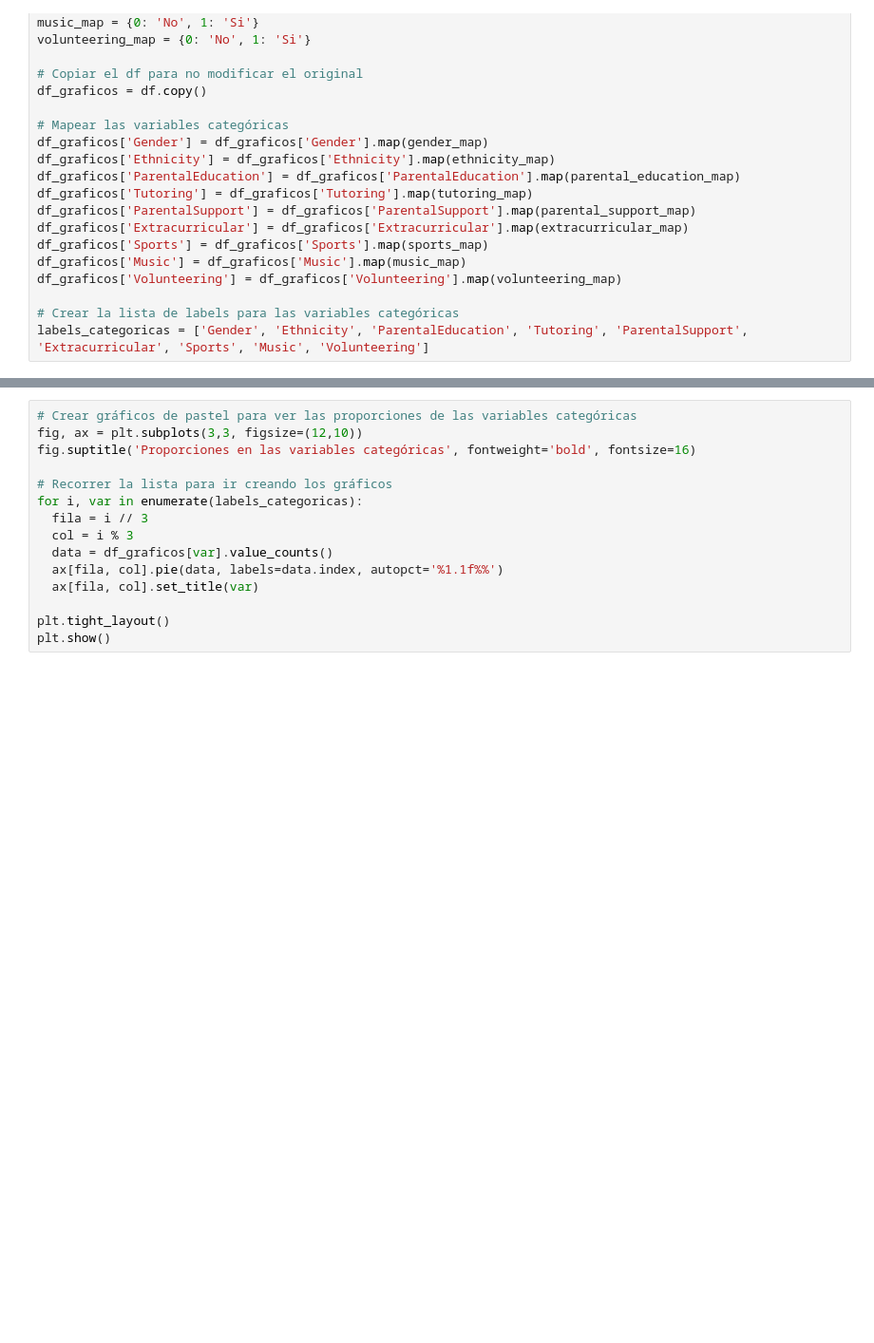
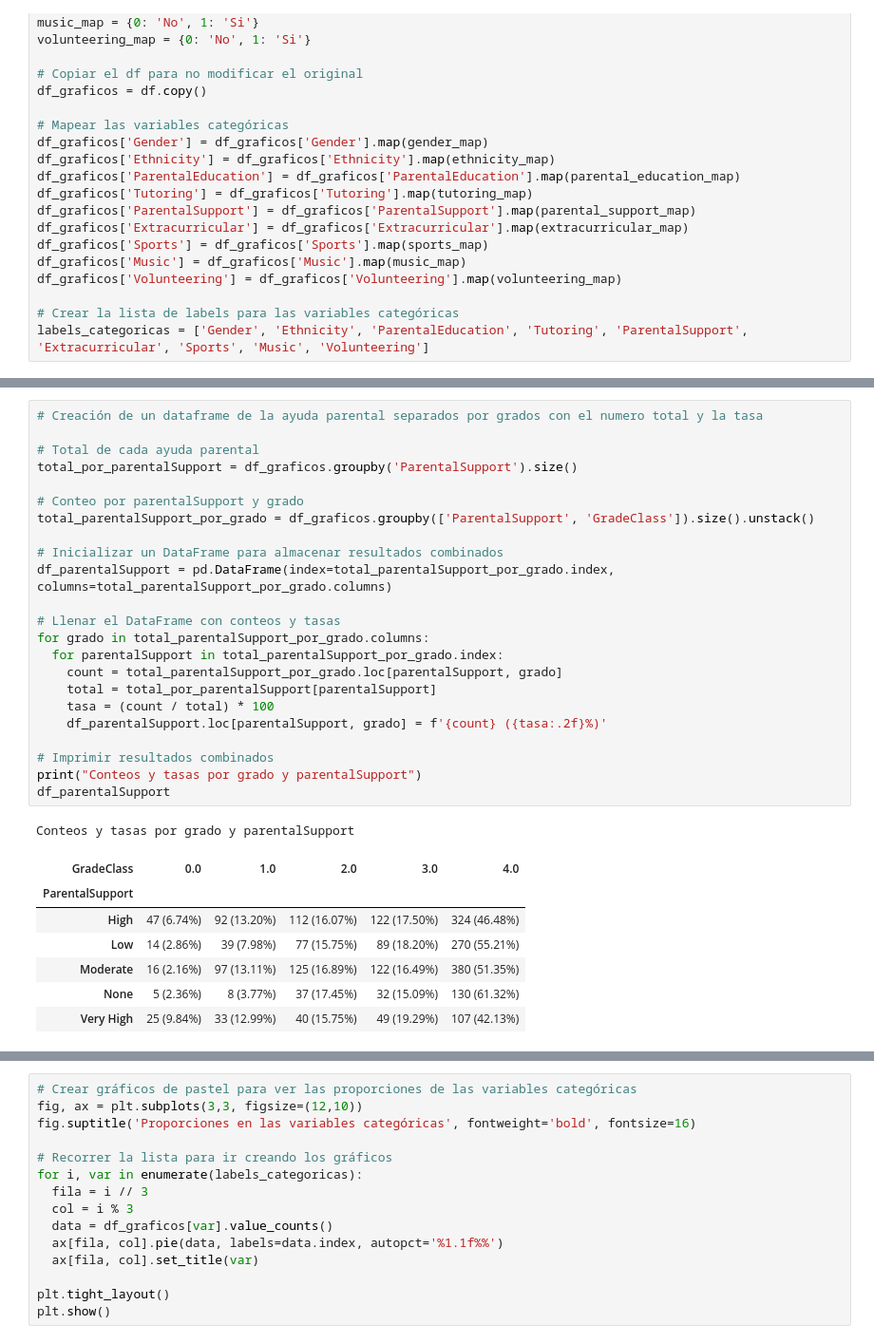
Before and after one commit to MoltenDevLabs/project-4-data-analysis-end-to-end-es, a Jupyter notebook: exploracion_inicial.ipynb, the cells around one changed output, grey strips where cells are left out. Shown at 95% size. Cells and saved outputs as stored; diff of their text form; blank space fills up the shorter version.

```diff
--- a/exploracion_inicial.ipynb
+++ b/exploracion_inicial.ipynb
@@ -304,0 +467,32 @@ labels_categoricas = ['Gender', 'Ethnicity', 'ParentalEducation', 'Tutoring', 'P
+# %%
+# Creación de un dataframe de la ayuda parental separados por grados con el numero total y la tasa
+
+# Total de cada ayuda parental
+total_por_parentalSupport = df_graficos.groupby('ParentalSupport').size()
+
+# Conteo por parentalSupport y grado
+total_parentalSupport_por_grado = df_graficos.groupby(['ParentalSupport', 'GradeClass']).size().unstack()
+
+# Inicializar un DataFrame para almacenar resultados combinados
+df_parentalSupport = pd.DataFrame(index=total_parentalSupport_por_grado.index, columns=total_parentalSupport_por_grado.columns)
+
+# Llenar el DataFrame con conteos y tasas
+for grado in total_parentalSupport_por_grado.columns:
+  for parentalSupport in total_parentalSupport_por_grado.index:
+    count = total_parentalSupport_por_grado.loc[parentalSupport, grado]
+    total = total_por_parentalSupport[parentalSupport]
+    tasa = (count / total) * 100
+    df_parentalSupport.loc[parentalSupport, grado] = f'{count} ({tasa:.2f}%)'
+
+# Imprimir resultados combinados
+print("Conteos y tasas por grado y parentalSupport")
+df_parentalSupport
+# %% [output]
+Conteos y tasas por grado y parentalSupport
+| GradeClass | 0.0 | 1.0 | 2.0 | 3.0 | 4.0 |
+| ParentalSupport |  |  |  |  |  |
+| High | 47 (6.74%) | 92 (13.20%) | 112 (16.07%) | 122 (17.50%) | 324 (46.48%) |
+| Low | 14 (2.86%) | 39 (7.98%) | 77 (15.75%) | 89 (18.20%) | 270 (55.21%) |
+| Moderate | 16 (2.16%) | 97 (13.11%) | 125 (16.89%) | 122 (16.49%) | 380 (51.35%) |
+| None | 5 (2.36%) | 8 (3.77%) | 37 (17.45%) | 32 (15.09%) | 130 (61.32%) |
+| Very High | 25 (9.84%) | 33 (12.99%) | 40 (15.75%) | 49 (19.29%) | 107 (42.13%) |
```
Also changed, not shown: parts of 11 cells of this notebook.
